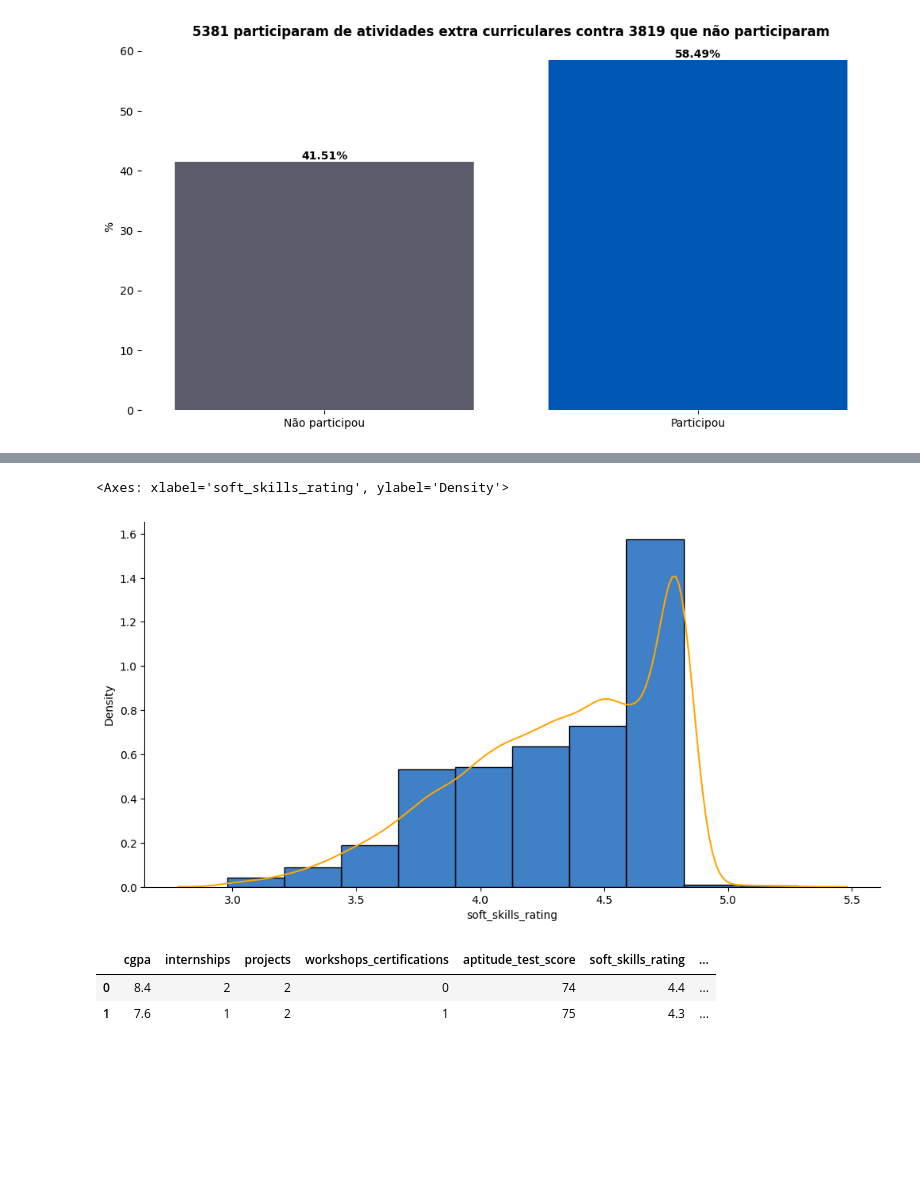
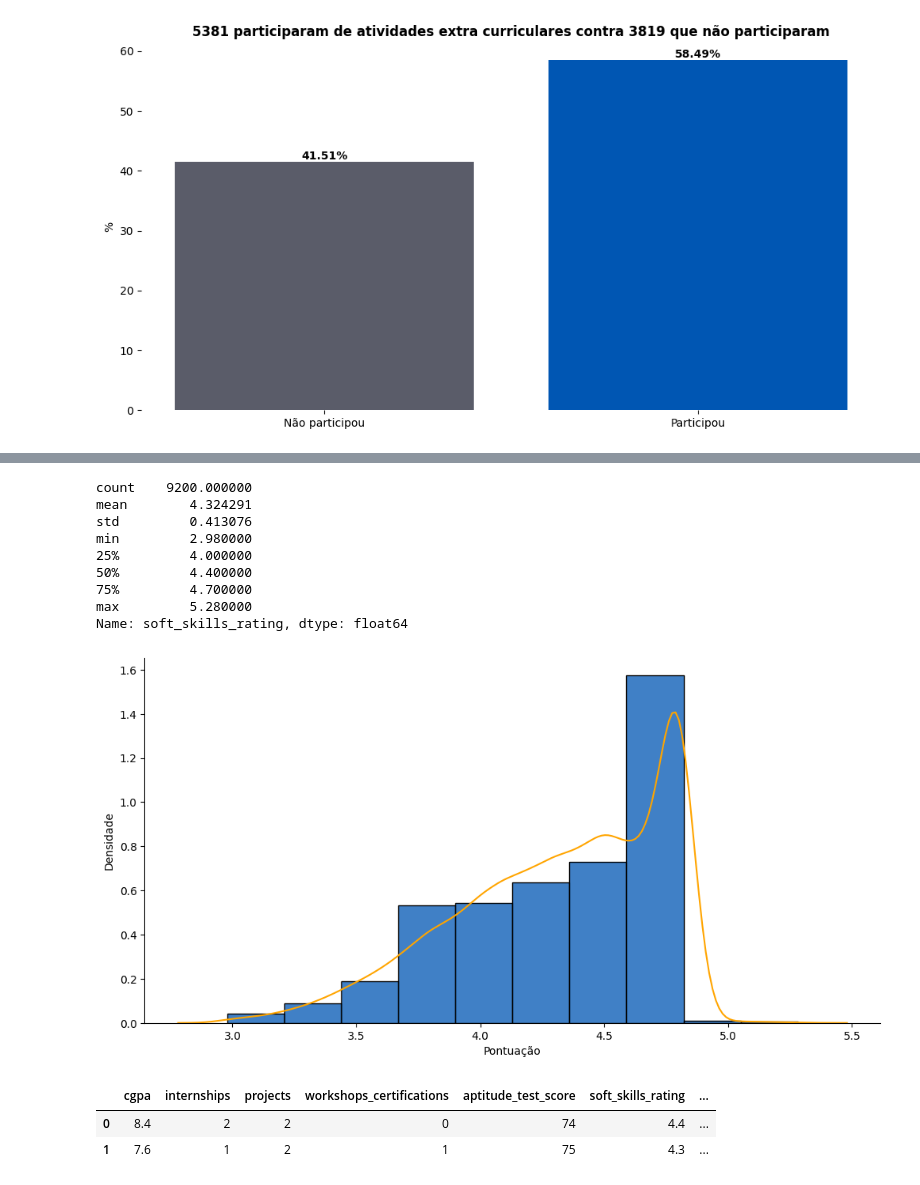
Before and after one commit to Alexandre-Esposte/JobProphet, a Jupyter notebook: notebooks/analise.ipynb, the cells around one changed output, grey strips where cells are left out. Saved outputs shown, nothing was run; the diff lists cells and outputs as text; code cells hidden in the pictures; blank space fills up the shorter version.

```diff
--- a/notebooks/analise.ipynb
+++ b/notebooks/analise.ipynb
@@ -306,13 +310,22 @@ Como estão as soft skills dos estudantes?
 # %%
 sns.histplot(data = data, x='soft_skills_rating', bins = 10, stat = 'density', color = colocado_color)
 sns.kdeplot(data = data, x='soft_skills_rating', color =  "#FFA500")
 
-#plt.xlabel('Número de aplicações')
-#plt.ylabel('Densidade')
-#plt.title("O número de aplicações segue uma distribuiçao uniforme", fontsize=12, fontweight='bold')
+plt.xlabel('Pontuação')
+plt.ylabel('Densidade')
+
+data['soft_skills_rating'].describe().T
 # %% [output]
-<Axes: xlabel='soft_skills_rating', ylabel='Density'>
+count    9200.000000
+mean        4.324291
+std         0.413076
+min         2.980000
+25%         4.000000
+50%         4.400000
+75%         4.700000
+max         5.280000
+Name: soft_skills_rating, dtype: float64
-[figure, old version]
+[figure, new version]
 # %%
 data.head(2)
 # %% [output]
```
Also changed, not shown: parts of 3 cells of this notebook.
